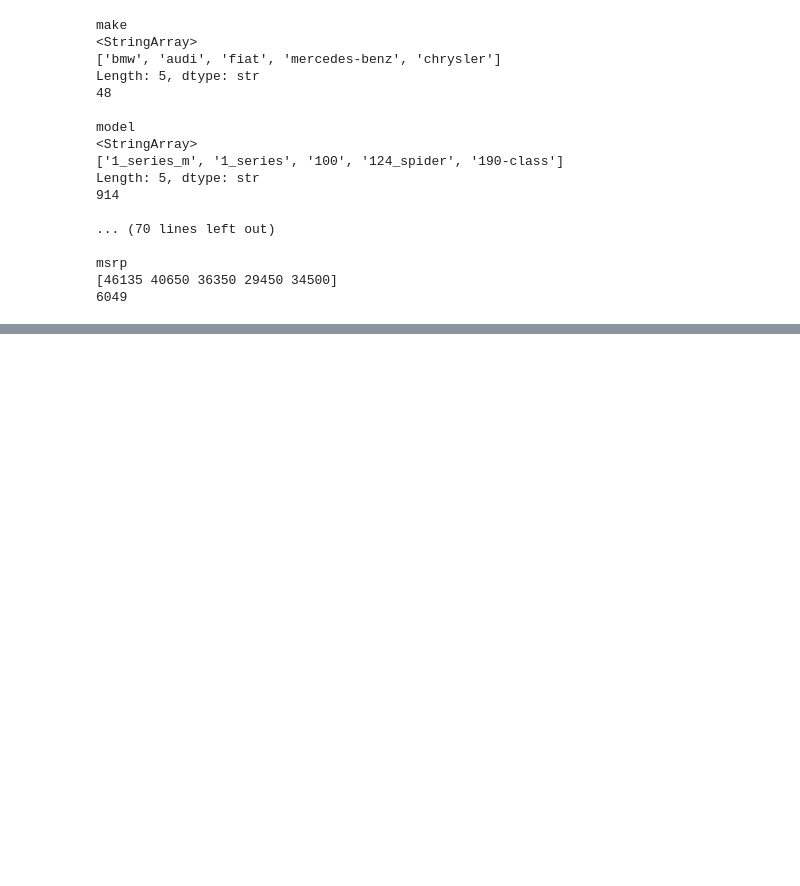
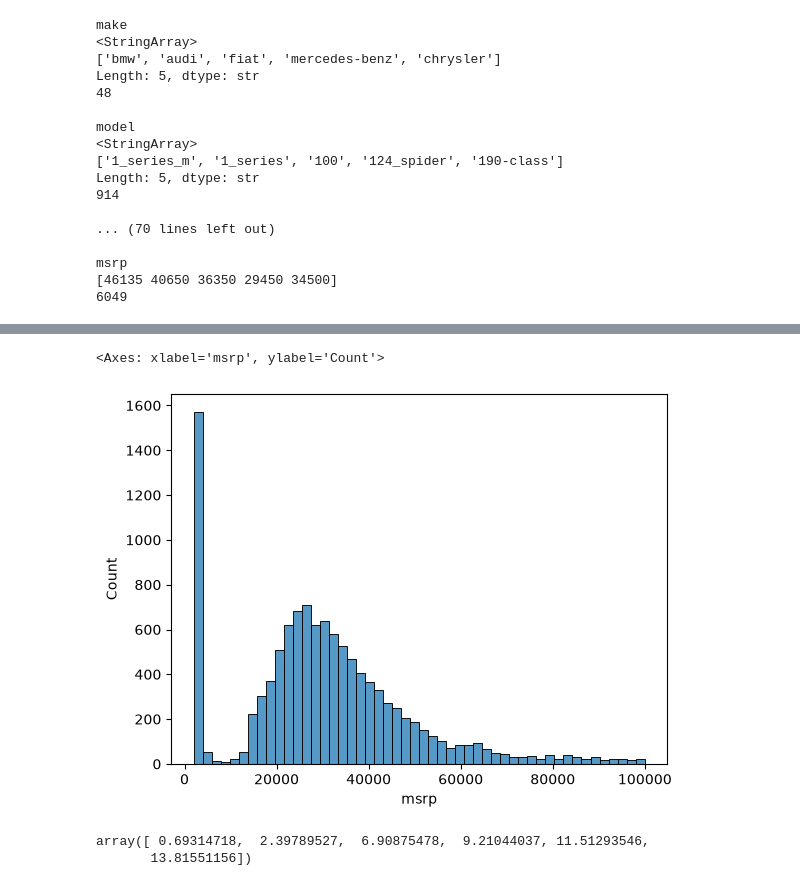
Before and after one commit to TonFak/ML-zoomcmp-Homework, a Jupyter notebook: 02-regression/car_price.ipynb, the cells around one changed output, grey strips where cells are left out. Drawn from its saved outputs; the diff is of its cells as text; code cells hidden in the pictures; blank space fills up the shorter version.

```diff
--- a/02-regression/car_price.ipynb
+++ b/02-regression/car_price.ipynb
@@ -100,0 +114,10 @@ msrp
+# %%
+sns.histplot(df.msrp[df.msrp<100000], bins=50)
+# %% [output]
+<Axes: xlabel='msrp', ylabel='Count'>
+[figure, added]
+# %%
+np.log1p([1, 10, 1000, 10000, 100000, 1000000])
+# %% [output]
+array([ 0.69314718,  2.39789527,  6.90875478,  9.21044037, 11.51293546,
+       13.81551156])
```
Also changed, not shown: parts of 8 cells of this notebook.
